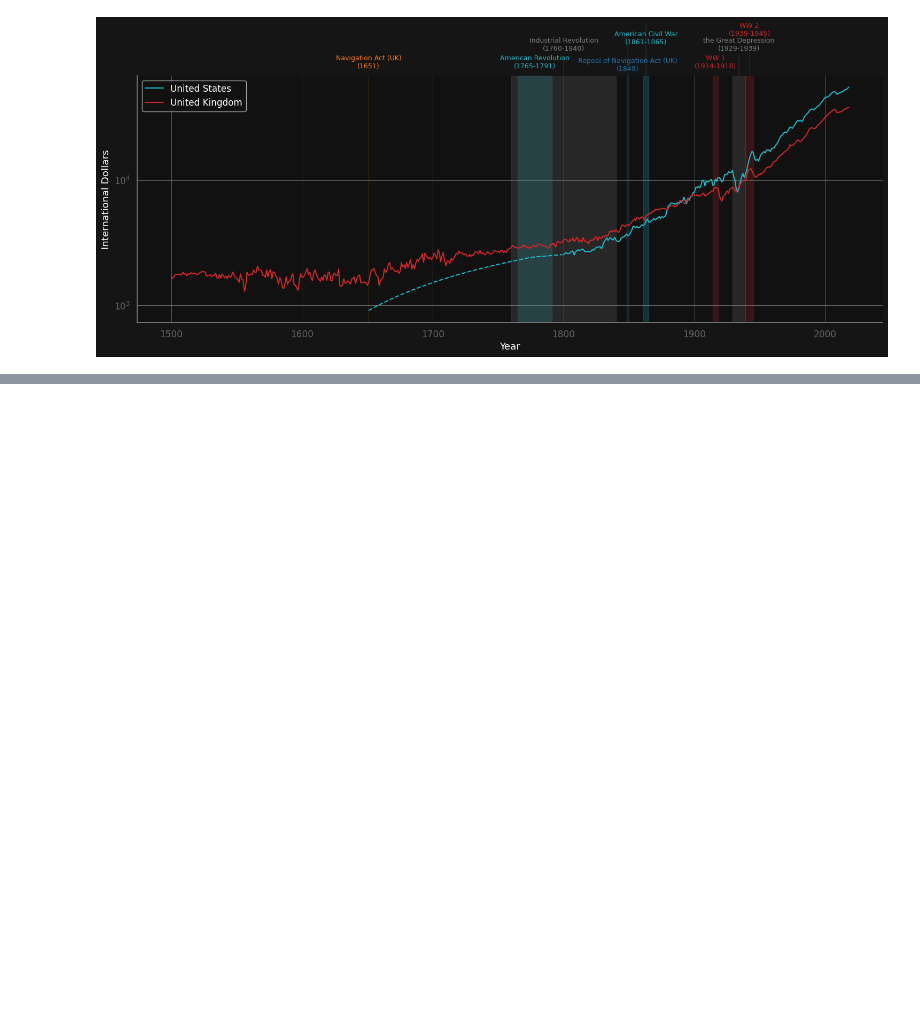
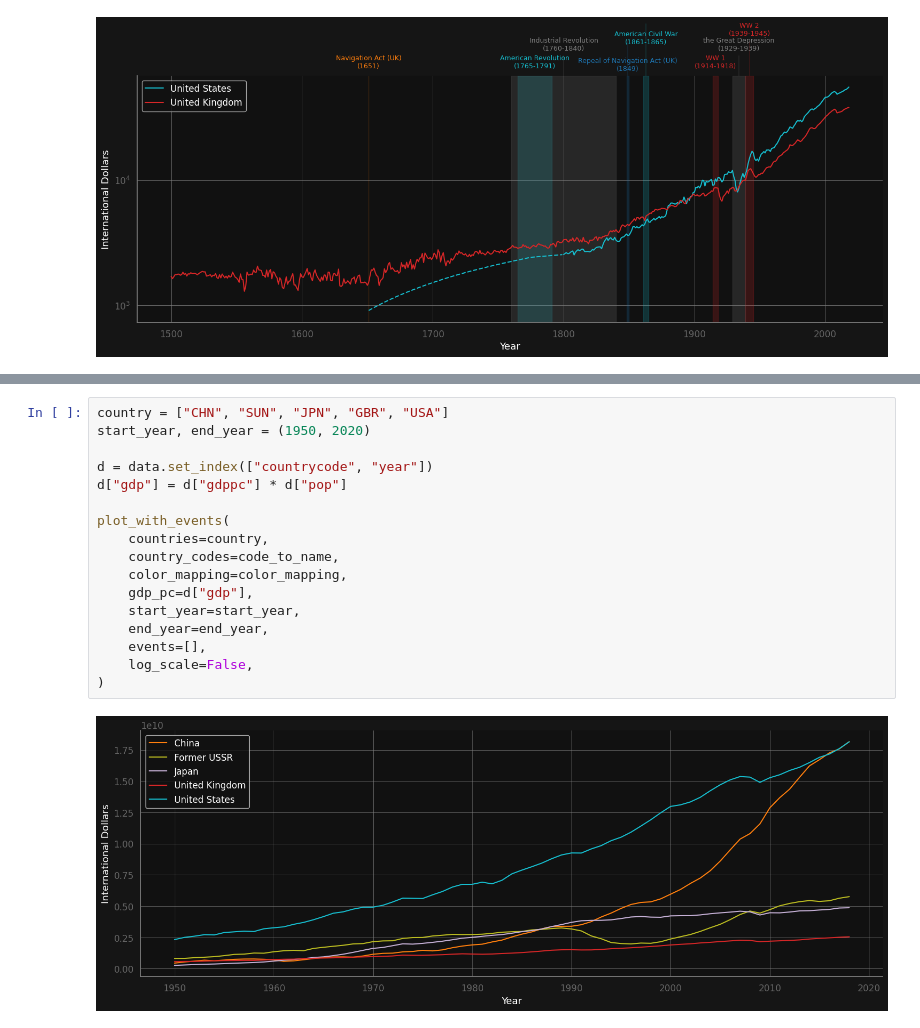
Before and after one commit to utkusarioglu/backtesting-workshop, a Jupyter notebook: src/quant/long_run_growth/long_run_growth.ipynb, the cells around one changed output, grey strips where cells are left out. Drawn from its saved outputs; the diff is of its cells as text; blank space fills up the shorter version.

```diff
--- a/src/quant/long_run_growth/long_run_growth.ipynb
+++ b/src/quant/long_run_growth/long_run_growth.ipynb
@@ -263,0 +311,19 @@ plot_with_events(
+# %%
+country = ["CHN", "SUN", "JPN", "GBR", "USA"]
+start_year, end_year = (1950, 2020)
+
+d = data.set_index(["countrycode", "year"])
+d["gdp"] = d["gdppc"] * d["pop"]
+
+plot_with_events(
+    countries=country,
+    country_codes=code_to_name,
+    color_mapping=color_mapping,
+    gdp_pc=d["gdp"],
+    start_year=start_year,
+    end_year=end_year,
+    events=[],
+    log_scale=False,
+)
+# %% [output]
+[figure, added]
```
Also changed, not shown: parts of 9 cells of this notebook, 1 other file.
